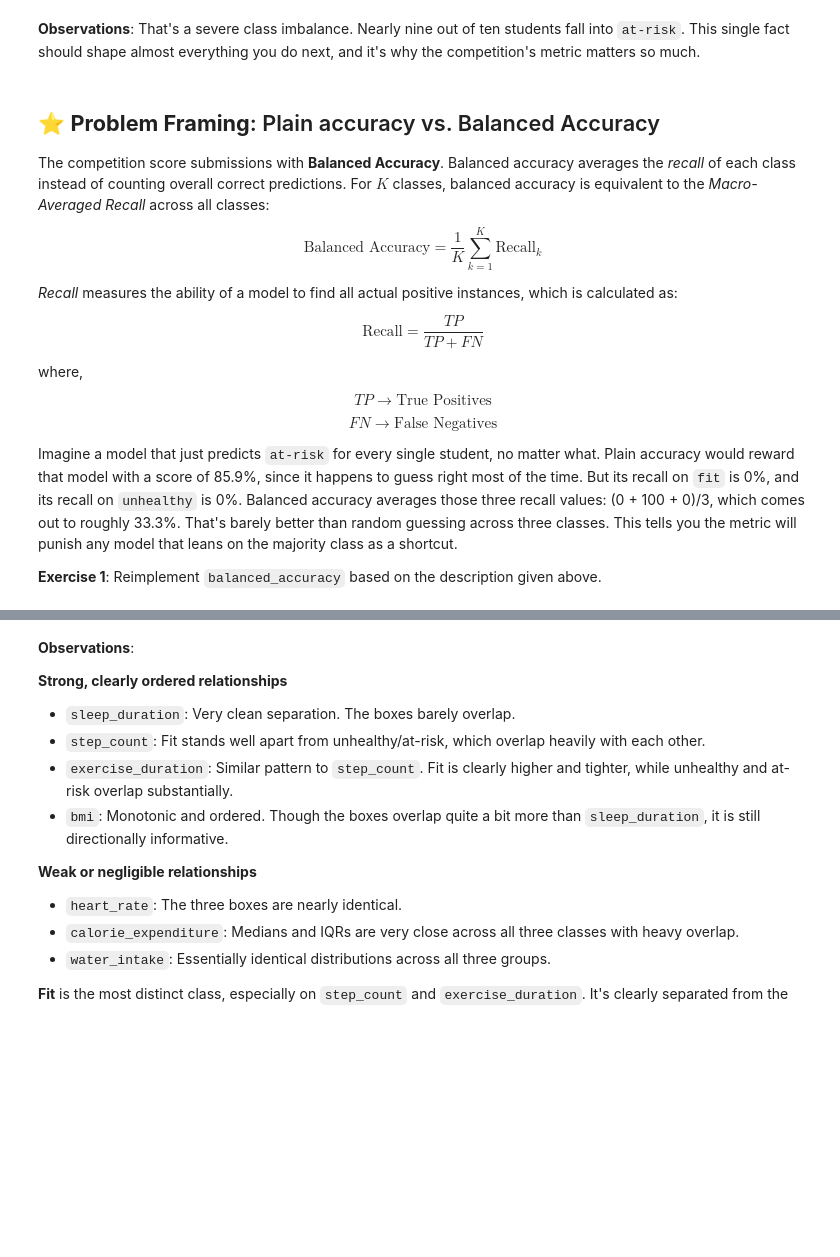
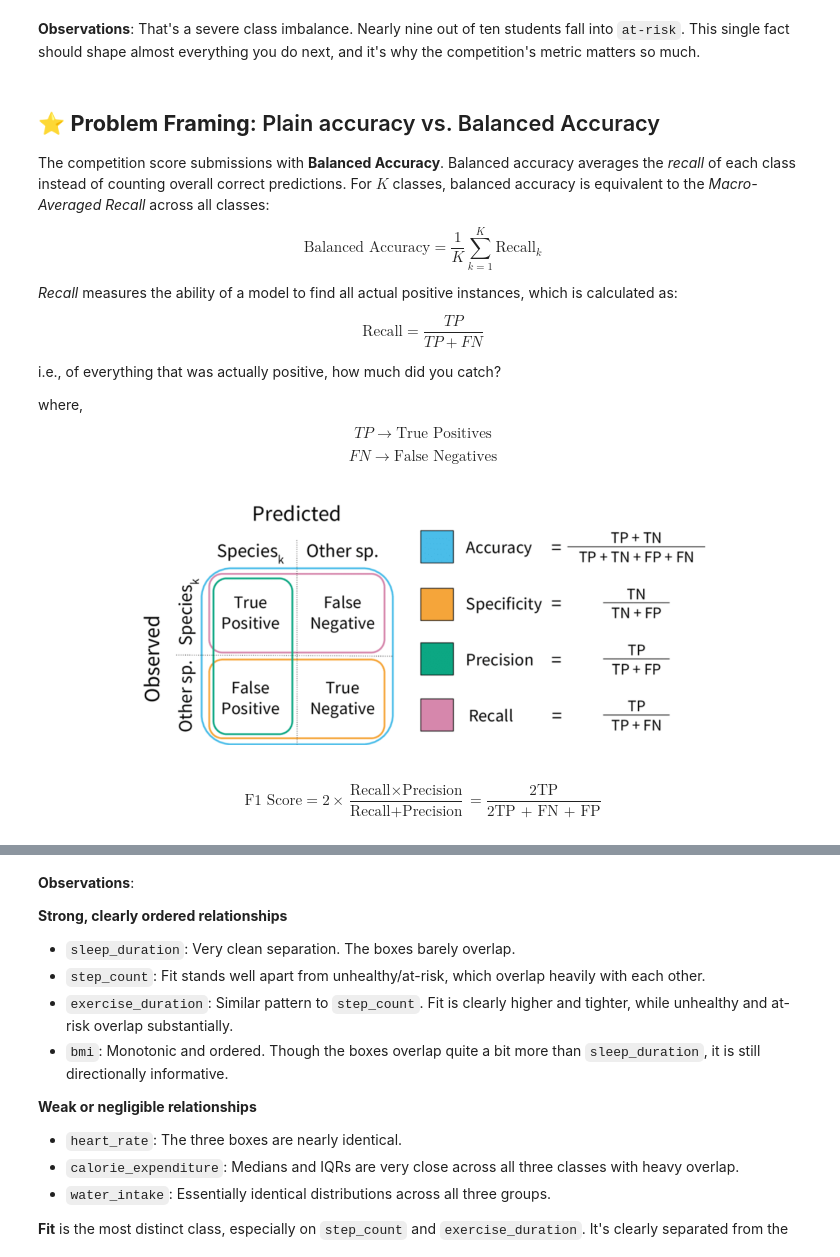
Before and after one commit to SeanAndrie/PSS6E7-Student-Health-Prediction, a Jupyter notebook: __marimo__/student-health-risk-walkthrough.ipynb, the cells around one changed output, grey strips where cells are left out. Saved outputs shown, nothing was run; the diff lists cells and outputs as text; code cells hidden in the pictures; blank space fills up the shorter version.

```diff
--- a/__marimo__/student-health-risk-walkthrough.ipynb
+++ b/__marimo__/student-health-risk-walkthrough.ipynb
@@ -637,6 +650,8 @@ $$
 \text{Recall} = \frac{TP}{TP + FN}
 $$
 
+i.e., of everything that was actually positive, how much did you catch?
+
 where,
 
 $$
@@ -646,7 +661,11 @@ $$
 $$
 FN\rightarrow\text{False Negatives}
 $$
-
-Imagine a model that just predicts `at-risk` for every single student, no matter what. Plain accuracy would reward that model with a score of 85.9%, since it happens to guess right most of the time. But its recall on `fit` is 0%, and its recall on `unhealthy` is 0%. Balanced accuracy averages those three recall values: (0 + 100 + 0)/3, which comes out to roughly 33.3%. That's barely better than random guessing across three classes. This tells you the metric will punish any model that leans on the majority class as a shortcut.
-
-**Exercise 1**: Reimplement `balanced_accuracy` based on the description given above.
+# %%
+mo.image(src="assets/precision-v-recall.png", width=800).center()
+# %% [output]
+[figure, added]
+# %% [markdown]
+$$
+\text{F1 Score} = 2 \times \frac{\text{Recall}\times\text{Precision}}{\text{Recall} + \text{Precision}} = \frac{2\text{TP}}{\text{2TP + FN + FP}}
+$$
```
Also changed, not shown: parts of 34 cells of this notebook, 5 other files.
